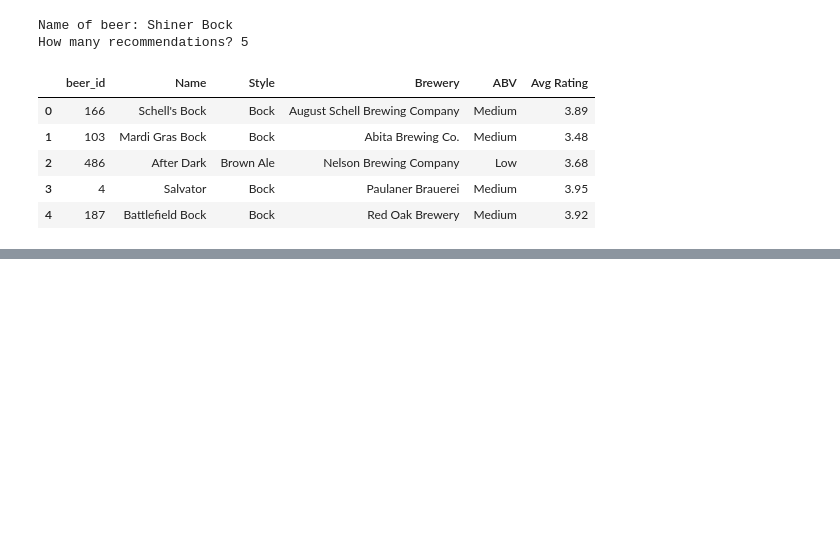
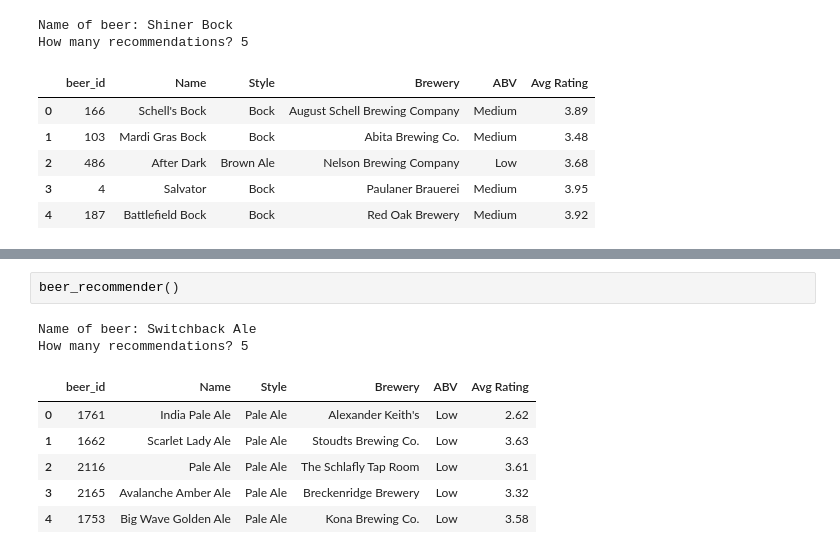
Before and after one commit to ashlidougherty/Beer-Recommender, a Jupyter notebook: ContentBasedRecs.ipynb, the cells around one changed output, grey strips where cells are left out. Drawn from its saved outputs; the diff is of its cells as text; blank space fills up the shorter version.

```diff
--- a/ContentBasedRecs.ipynb
+++ b/ContentBasedRecs.ipynb
@@ -484,0 +460,11 @@ NearestNeighbors()
+# %%
+beer_recommender()
+# %% [output]
+Name of beer: Switchback Ale
+How many recommendations? 5
+|  | beer_id | Name | Style | Brewery | ABV | Avg Rating |
+| 0 | 1761 | India Pale Ale | Pale Ale | Alexander Keith's | Low | 2.62 |
+| 1 | 1662 | Scarlet Lady Ale | Pale Ale | Stoudts Brewing Co. | Low | 3.63 |
+| 2 | 2116 | Pale Ale | Pale Ale | The Schlafly Tap Room | Low | 3.61 |
+| 3 | 2165 | Avalanche Amber Ale | Pale Ale | Breckenridge Brewery | Low | 3.32 |
+| 4 | 1753 | Big Wave Golden Ale | Pale Ale | Kona Brewing Co. | Low | 3.58 |
```
Also changed, not shown: parts of 38 cells of this notebook, 2 other files.
